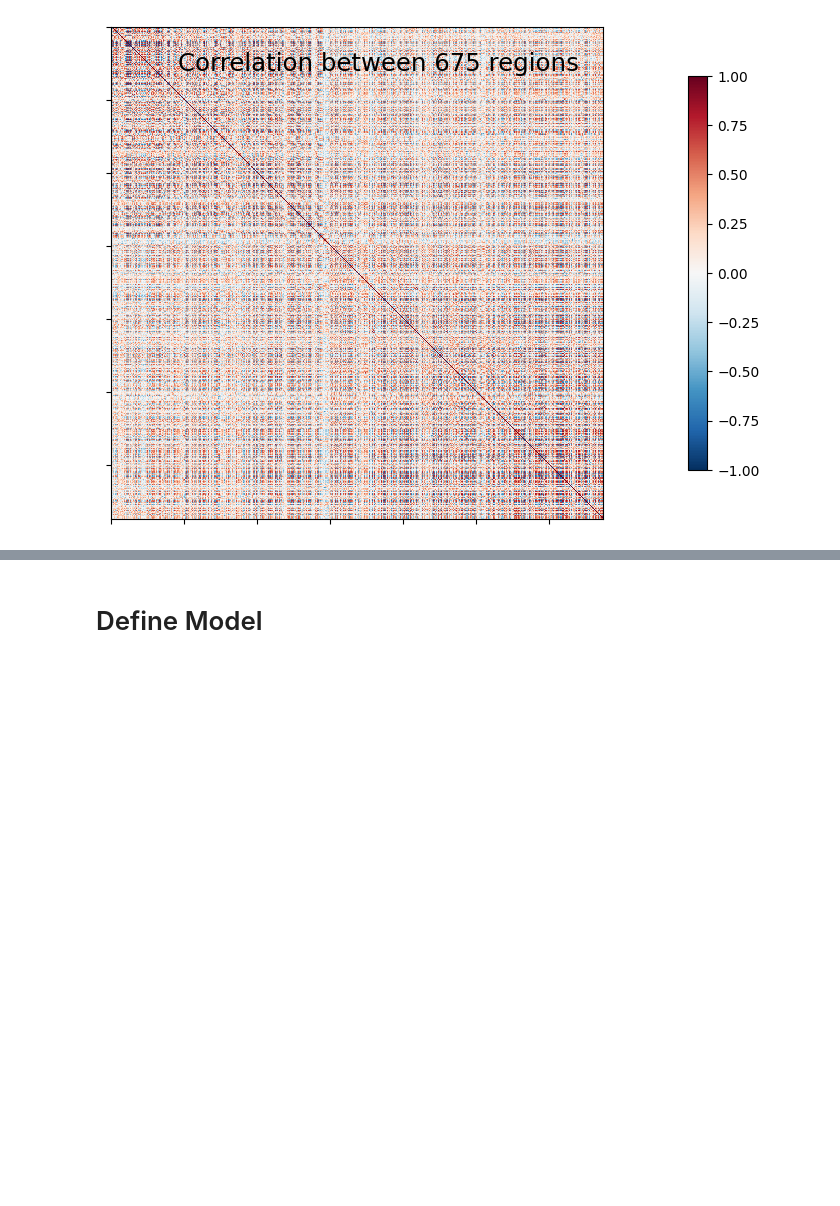
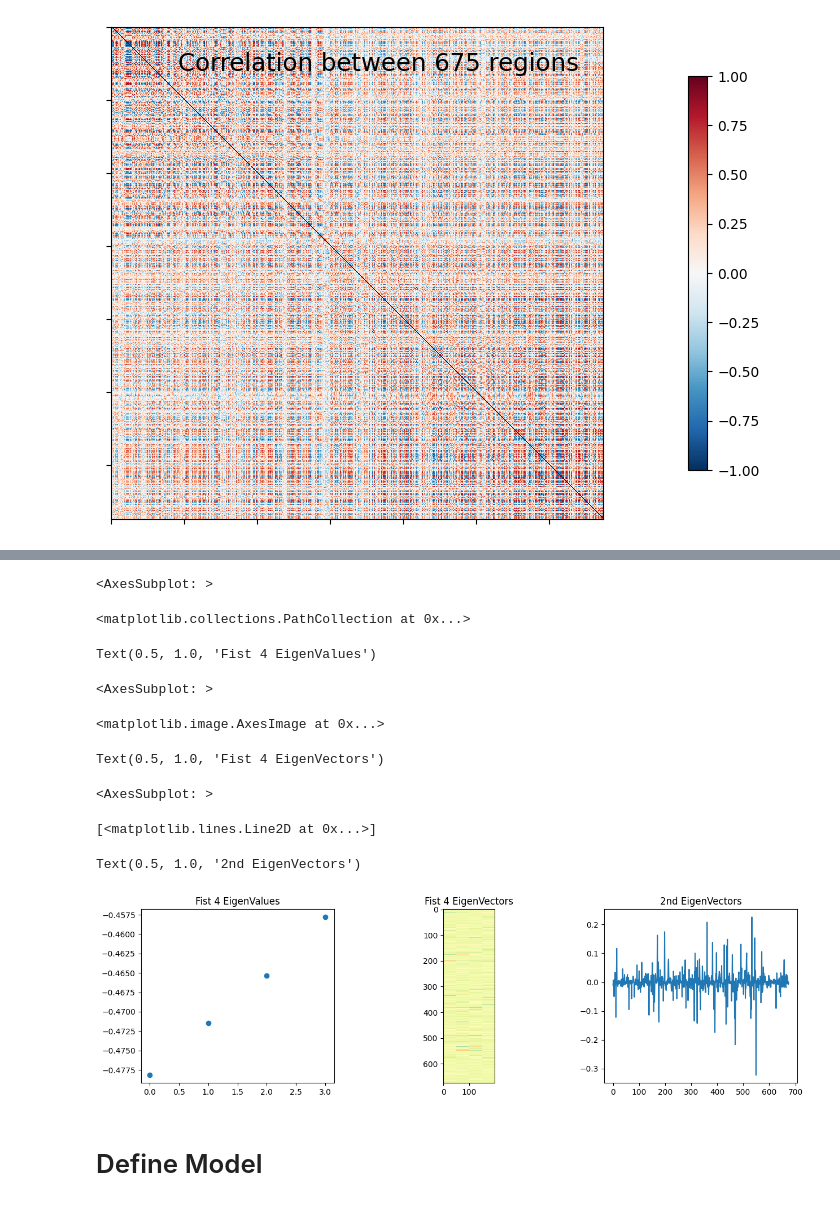
Before and after one commit to victoris93/gcn_brain_decoding, a Jupyter notebook: window_size_test.ipynb, the cells around one changed output, grey strips where cells are left out. Drawn from its saved outputs; the diff is of its cells as text; code cells hidden in the pictures; blank space fills up the shorter version.

```diff
--- a/window_size_test.ipynb
+++ b/window_size_test.ipynb
@@ -76,3 +187,32 @@ graph = make_group_graph([conn], self_loops=False, k=8, symmetric=True)
+# %%
+###Step 4: Spectral decomposition
+from scipy.linalg import eigh
+w, v = eigh(laplacian_matrix.todense()) # w = eigenvalues, v = eigenvectors
+
+K_eigbasis = min(4,num_nodes)
+fig=plt.figure(figsize=(15,4))
+fig.add_subplot(131)
+plt.scatter(range(K_eigbasis),w[:K_eigbasis])
+plt.title("Fist {} EigenValues".format(K_eigbasis))
+
+fig.add_subplot(132)
+plt.imshow(np.repeat(v[:,:K_eigbasis],50,axis=1), cmap="Spectral")
+plt.title("Fist {} EigenVectors".format(K_eigbasis))
+
+fig.add_subplot(133)
+plt.plot(v[:,1])
+plt.title("2nd EigenVectors")
+# %% [output]
+<AxesSubplot: >
+<matplotlib.collections.PathCollection at 0x...>
+Text(0.5, 1.0, 'Fist 4 EigenValues')
+<AxesSubplot: >
+<matplotlib.image.AxesImage at 0x...>
+Text(0.5, 1.0, 'Fist 4 EigenVectors')
+<AxesSubplot: >
+[<matplotlib.lines.Line2D at 0x...>]
+Text(0.5, 1.0, '2nd EigenVectors')
+[figure, added]
 # %%
 # cancatenate the same type of trials
 concat_bold = {}
```
Also changed, not shown: parts of 10 cells of this notebook.
